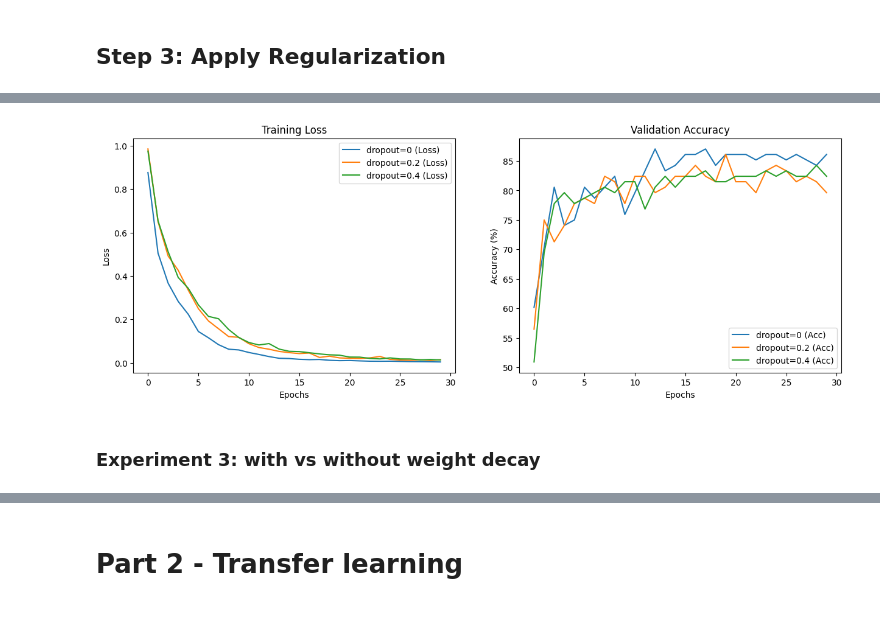
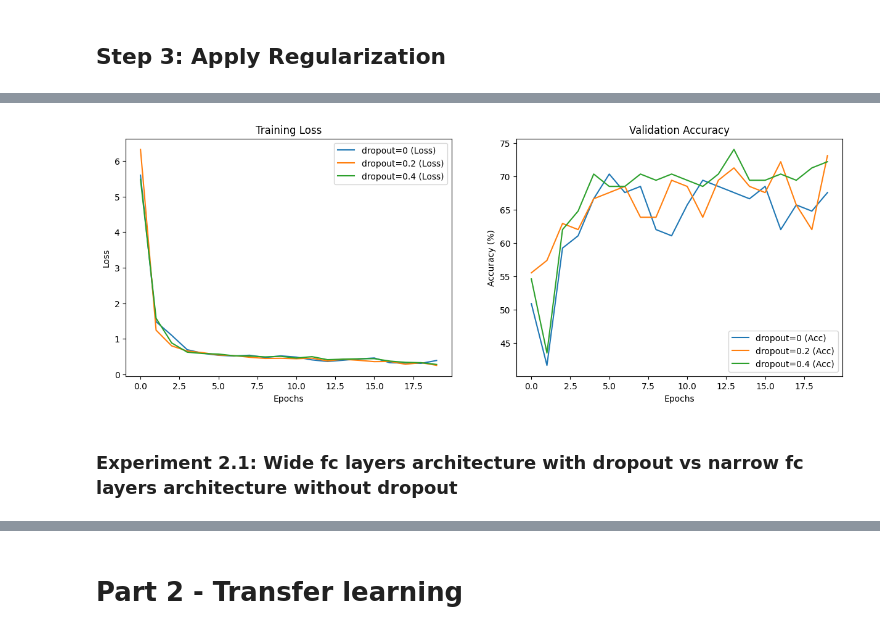
Before and after one commit to shaytoledo/fainting_image_classifier, a Jupyter notebook: final_project_pytorch/main.ipynb, the cells around one changed output, grey strips where cells are left out. Drawn from its saved outputs; the diff is of its cells as text; code cells hidden in the pictures.

```diff
--- a/final_project_pytorch/main.ipynb
+++ b/final_project_pytorch/main.ipynb
@@ -388,7 +392,7 @@ for size in batch_sizes:
     train_loader, val_loader = get_loaders(batch_size=size)
     model = ShallowCNN()
     experiment = CNNExperiment(model, train_loader, val_loader)
-    experiment.run(epochs=30, lr=1e-4)
+    experiment.run(epochs=30, lr=1e-3)
     experiments.append(experiment)
 
 plot_experiment_results([exp.history for exp in experiments], [f"batch_size={size}" for size in batch_sizes])
@@ -449,9 +454,0 @@ Epoch 30/30 - Loss: 0.0033, Val Acc: 80.56%
-# %%
-_train_loader, _val_loader = get_loaders()
-
-model = ShallowCNN()
-exp = CNNExperiment(model, _train_loader, _val_loader)
-exp.run(epochs=30, lr=1e-4)
-
-
-plot_experiment_results([exp.history], [f"lr=1e-4, batch size=16"])
@@ -571,13 +552,13 @@ Epoch 30/30 - Loss: 0.5473, Val Acc: 67.59%
 * Also, when we fine-tuned the ShallowNet, we realized that testing batch size if 64 is too high for our small dataset so we omitted it in this experiment.
 # %%
-batch_sizes = [16, 32, 64]
+batch_sizes = [16, 32]
 experiments = []
 
 for size in batch_sizes:
     train_loader, val_loader = get_loaders(batch_size=size)
     model = DeepCNN()
     experiment = CNNExperiment(model, train_loader, val_loader)
-    experiment.run(epochs=30, lr=1e-4)
+    experiment.run(epochs=30, lr=1e-3)
     experiments.append(experiment)
 
 plot_experiment_results([exp.history for exp in experiments], [f"batch_size={size}" for size in batch_sizes])
@@ -725,13 +709,13 @@ class RegularizedShallowCNN(nn.Module):
 # %%
 train_loader, val_loader = get_loaders(use_augmentation=True)
-model = ShallowCNN()
+model = RegularizedShallowCNN(dropout_rate=0)
 with_aug_exp = CNNExperiment(model, train_loader, val_loader)
-with_aug_exp.run(epochs=30, lr=1e-4)
+with_aug_exp.run(epochs=20, lr=1e-3)
 
 train_loader, val_loader = get_loaders(use_augmentation=False)
-model = ShallowCNN()
+model = RegularizedShallowCNN(dropout_rate=0)
 without_aug_exp = CNNExperiment(model, train_loader, val_loader)
-without_aug_exp.run(epochs=30, lr=1e-4)
+without_aug_exp.run(epochs=20, lr=1e-3)
 
 
 plot_experiment_results([with_aug_exp.history, without_aug_exp.history], ["with_aug", "without_aug"])
@@ -760,12 +747,12 @@ Epoch 30/30 - Loss: 0.0001, Val Acc: 80.56%
 # %%
-train_loader, val_loader = get_loaders()  # no augmentation
+train_loader, val_loader = get_loaders(use_augmentation=True)
 dropouts = [0, 0.2, 0.4]
 experiments = {}
 
 for dropout in dropouts:
     model = RegularizedShallowCNN(dropout_rate=dropout)
     experiment = CNNExperiment(model, train_loader, val_loader)
-    experiment.run(epochs=30, lr=1e-4)
+    experiment.run(epochs=20, lr=1e-3)
     experiments[f"dropout={dropout}"] = experiment
 
 plot_experiment_results([e.history for e in experiments.values()], experiments.keys())
@@ -790,3 +777,3 @@ Epoch 30/30 - Loss: 0.0131, Val Acc: 82.41%
-[figure, old version]
+[figure, new version]
-# %% [markdown]
-### Experiment 3: with vs without weight decay
+# %% [markdown]
+### Experiment 2.1: Wide fc layers architecture with dropout vs narrow fc layers architecture without dropout
```
Also changed, not shown: parts of 46 cells of this notebook.
